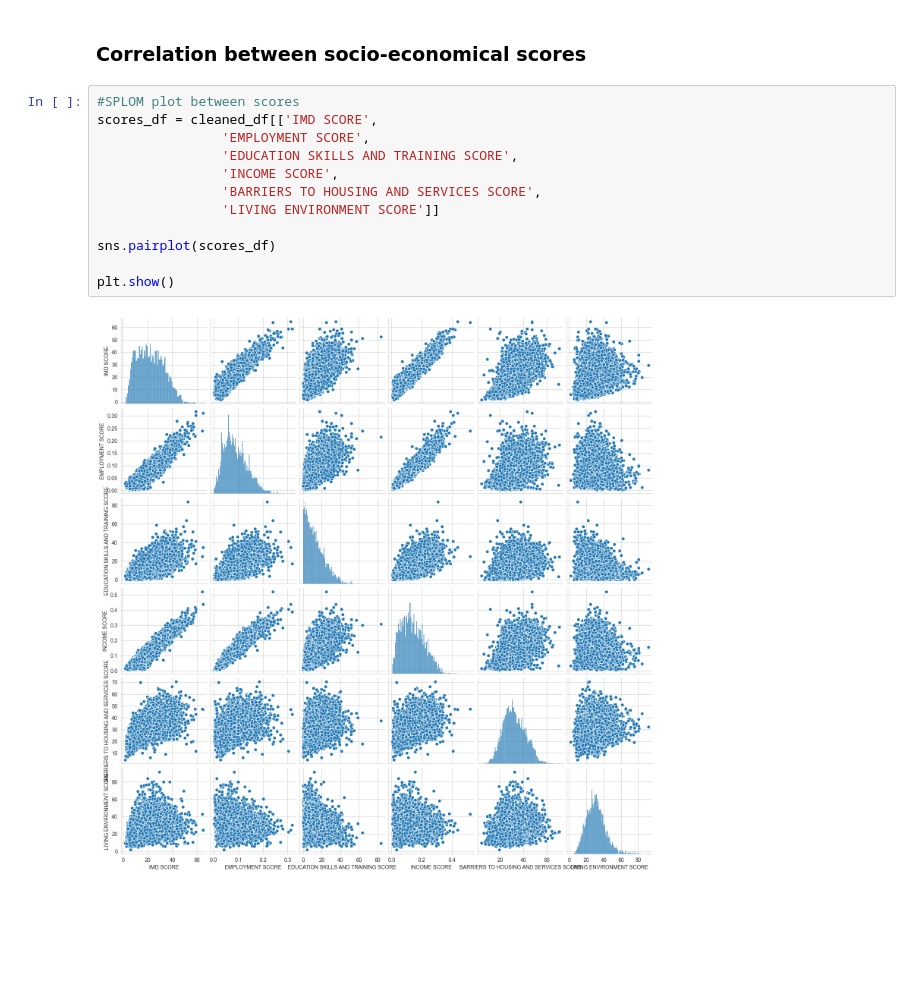
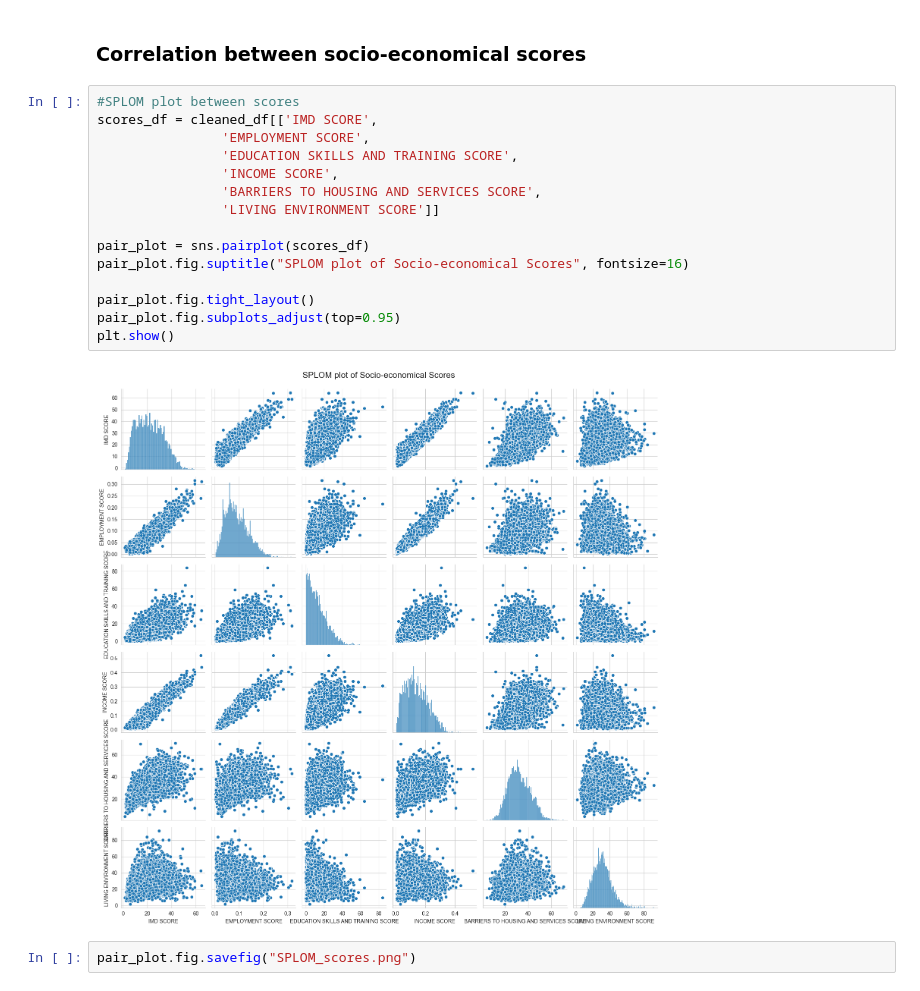
Before and after one commit to DLee1222/CBL-Group-17, a Jupyter notebook: data_exploration/data_exploration.ipynb, the cells around one changed output. Cells and saved outputs as stored; diff of their text form; blank space fills up the shorter version.

```diff
--- a/data_exploration/data_exploration.ipynb
+++ b/data_exploration/data_exploration.ipynb
@@ -524,17 +525,22 @@ score_averages_df
 # %%
 #SPLOM plot between scores
 scores_df = cleaned_df[['IMD SCORE',
                 'EMPLOYMENT SCORE',
                 'EDUCATION SKILLS AND TRAINING SCORE',
                 'INCOME SCORE',
                 'BARRIERS TO HOUSING AND SERVICES SCORE',
                 'LIVING ENVIRONMENT SCORE']]
 
-sns.pairplot(scores_df)
+pair_plot = sns.pairplot(scores_df)
+pair_plot.fig.suptitle("SPLOM plot of Socio-economical Scores", fontsize=16)
 
+pair_plot.fig.tight_layout()
+pair_plot.fig.subplots_adjust(top=0.95)
 plt.show()
 # %% [output]
-[figure, old version]
+[figure, new version]
+# %%
+pair_plot.fig.savefig("SPLOM_scores.png")
 # %%
 #SPLOM plot between scores and burglary count
 scores_burglary_df = cleaned_df[['IMD SCORE',
```
Also changed, not shown: parts of 3 cells of this notebook, 13 other files.
